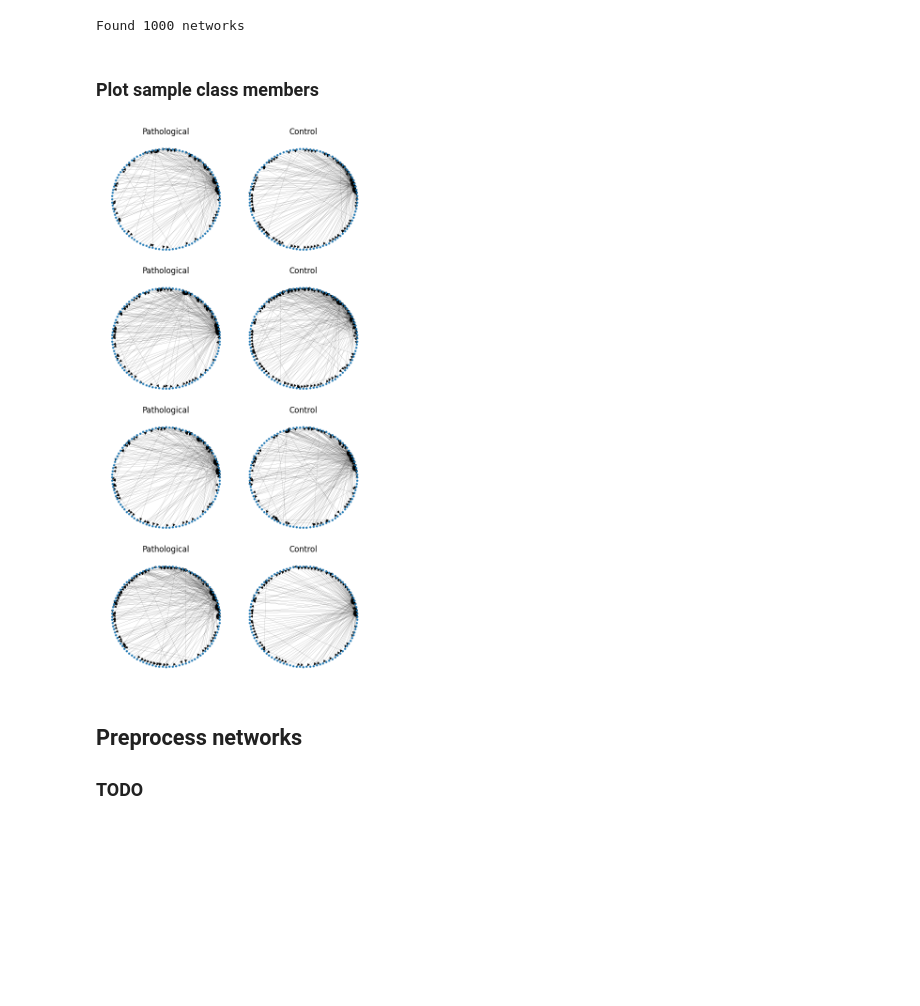
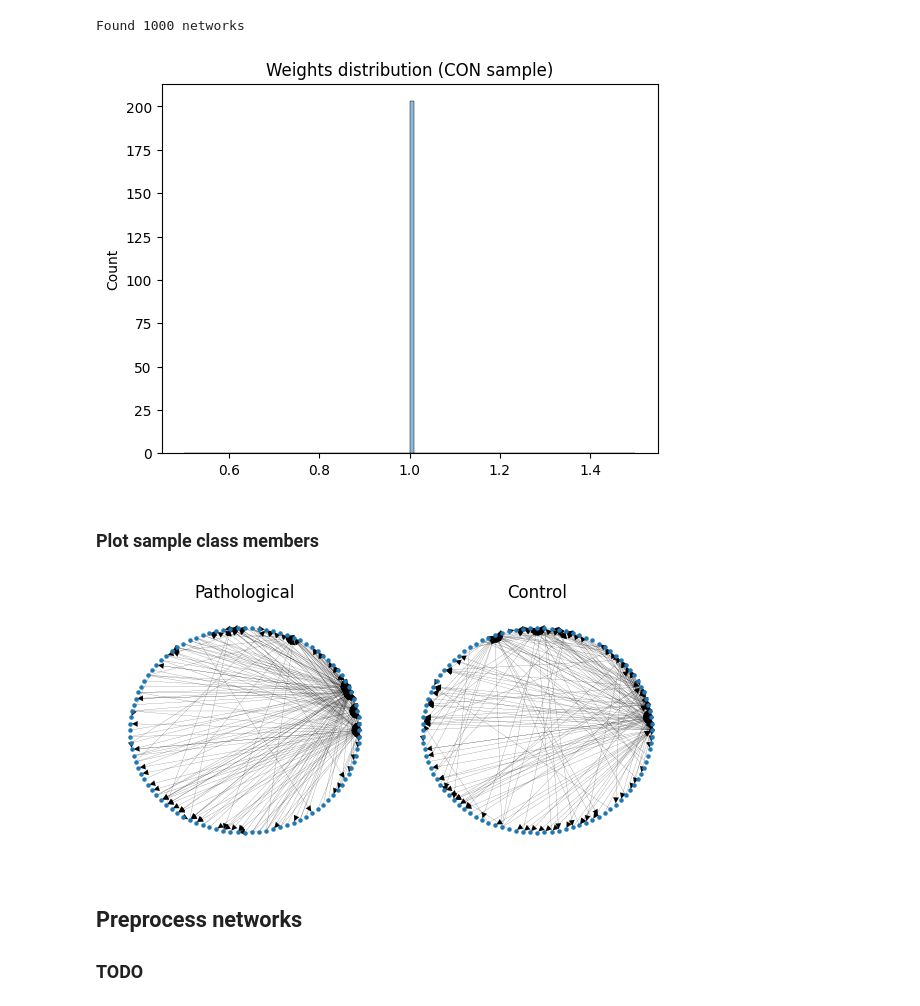
Before and after one commit to Wotaker/masters-thesis, a Jupyter notebook: master_thesis/training/train.ipynb, the cells around one changed output. Drawn from its saved outputs; the diff is of its cells as text; code cells hidden in the pictures; blank space fills up the shorter version.

```diff
--- a/master_thesis/training/train.ipynb
+++ b/master_thesis/training/train.ipynb
@@ -26,15 +27,19 @@ print(f"Found {len(filenames)} networks")
 # %% [output]
 Found 1000 networks
 # %%
-# Load networks
-X, y = load_np_data(NETWORKS_DIR_PATH)
+X, y = Preprocessing()(*load_np_data(NETWORKS_DIR_PATH))
+# %%
+idx = 0
+plot_weight_histogram(X[idx], y[idx])
+# %% [output]
+[figure, added]
 # %% [markdown]
 ### Plot sample class members
 # %%
 # Plot sample networks
-plot_sample_networks(X, y)
+plot_sample_networks(X, y, rows=1)
 # %% [output]
-[figure, old version]
+[figure, new version]
 # %% [markdown]
 ## Preprocess networks
 ### TODO
```
Also changed, not shown: parts of 2 cells of this notebook, 5 other files.
